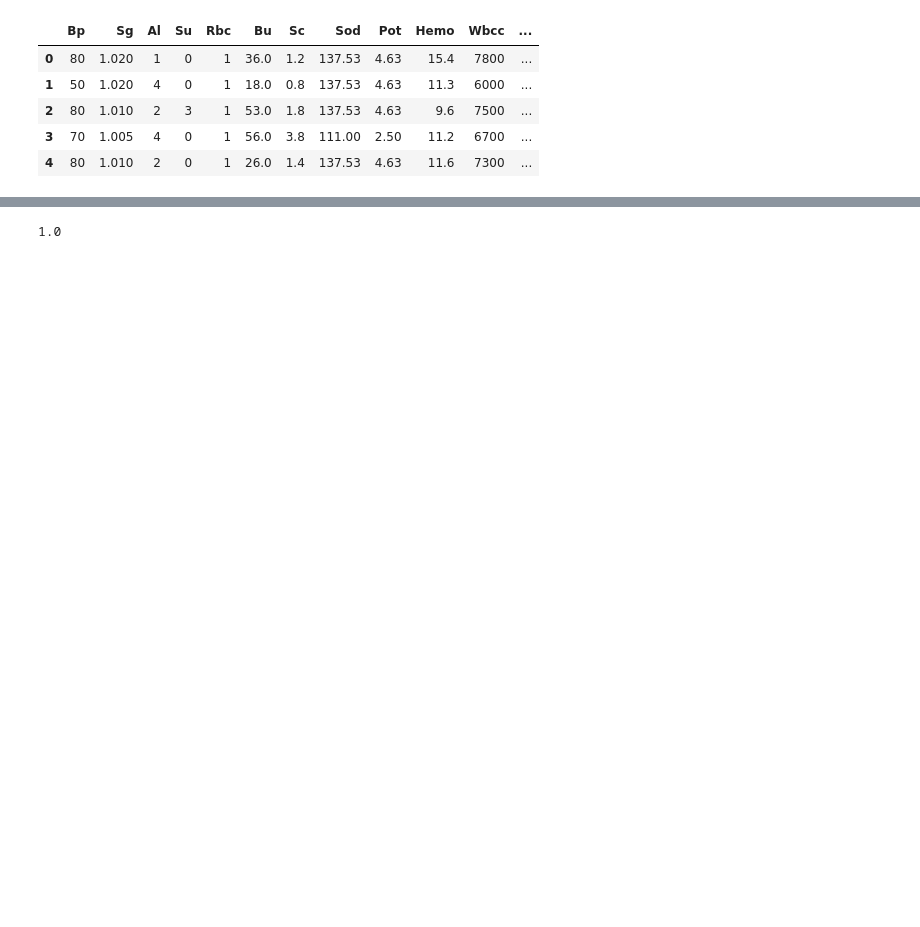
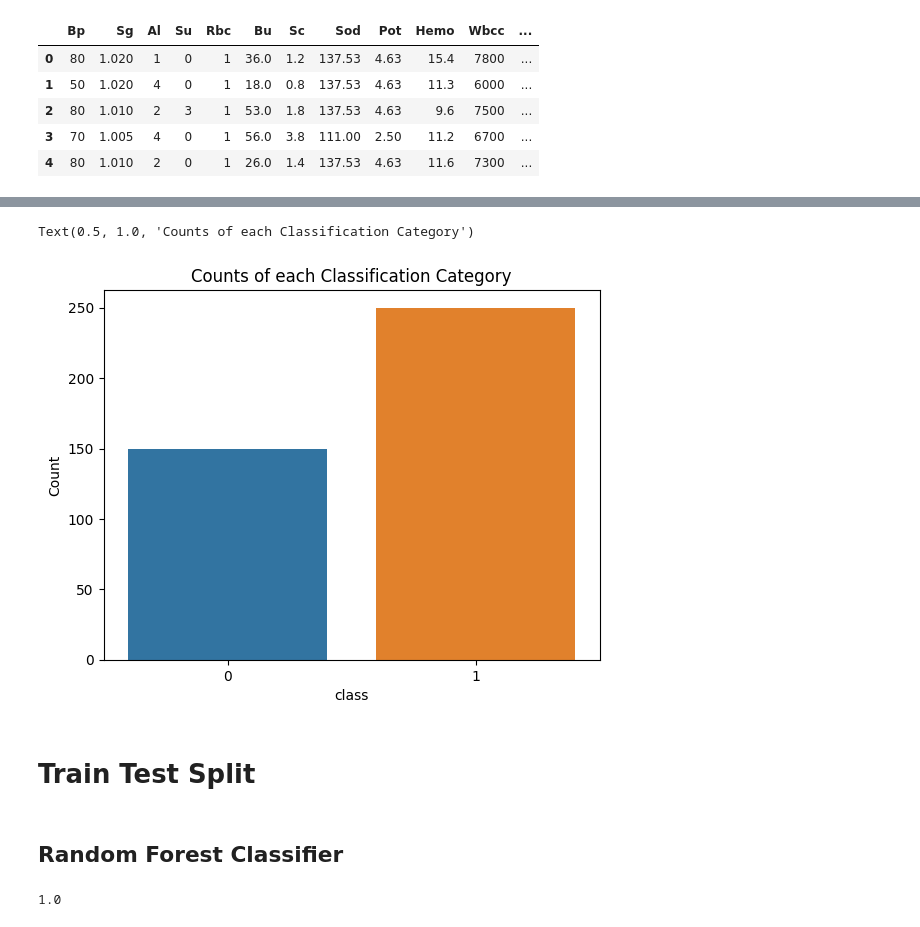
Before and after one commit to DemoProject40/Chronic_Kidney_Diseases_Prediction, a Jupyter notebook: notebooks/prediction.ipynb, the cells around one changed output, grey strips where cells are left out. Drawn from its saved outputs; the diff is of its cells as text; code cells hidden in the pictures; blank space fills up the shorter version.

```diff
--- a/notebooks/prediction.ipynb
+++ b/notebooks/prediction.ipynb
@@ -45,8 +52,26 @@ x = data.drop(['Class'],axis=1)
 y = data['Class']
 lab_enc=LabelEncoder()
 y=lab_enc.fit_transform(y)
+# %%
+# Calculate the value counts of the 'classification' column
+classification_counts = data['Class'].value_counts()
+
+# Create the bar plot
+sns.barplot(x=classification_counts.index, y=classification_counts)
+
+# Set plot labels
+plt.xlabel('class')
+plt.ylabel('Count')
+plt.title('Counts of each Classification Category')
+# %% [output]
+Text(0.5, 1.0, 'Counts of each Classification Category')
+[figure, added]
+# %% [markdown]
+# Train Test Split
 # %%
 X_train, X_test, Y_train, Y_test = train_test_split(x, y, test_size=0.3, random_state=1)
+# %% [markdown]
+## Random Forest Classifier
 # %%
 clf=RandomForestClassifier(n_estimators=100)
 
```
Also changed, not shown: parts of 17 cells of this notebook, 6 other files.
